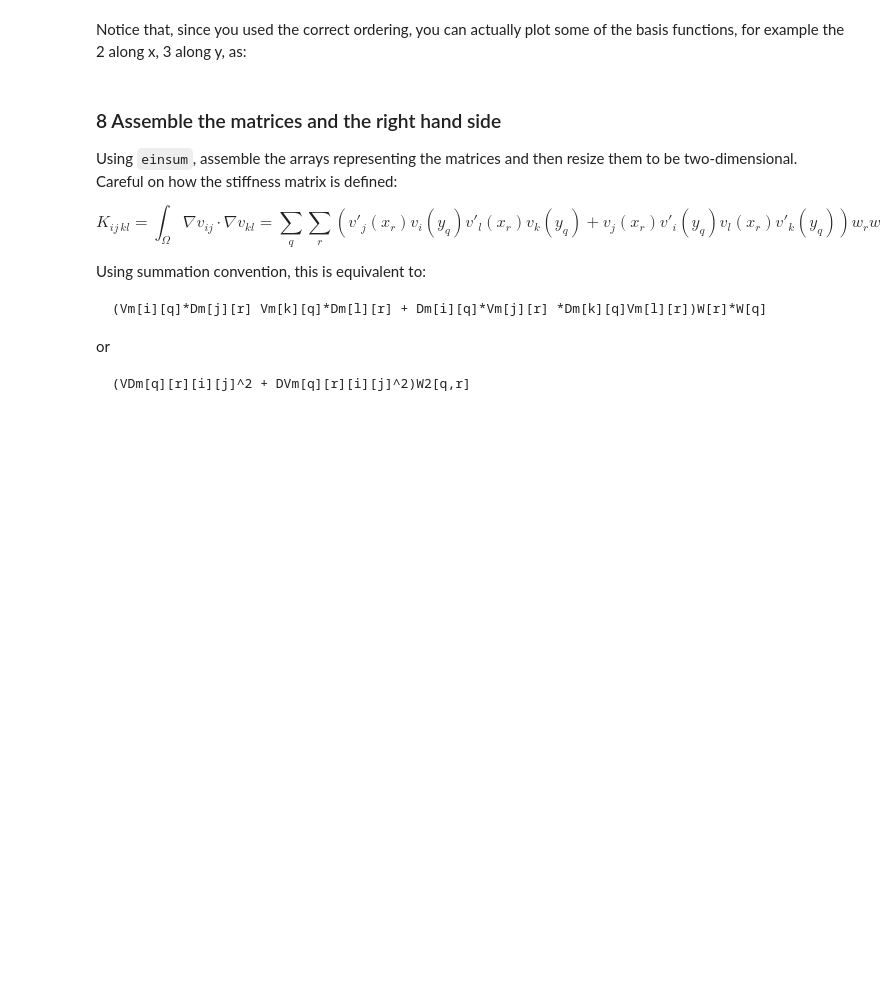
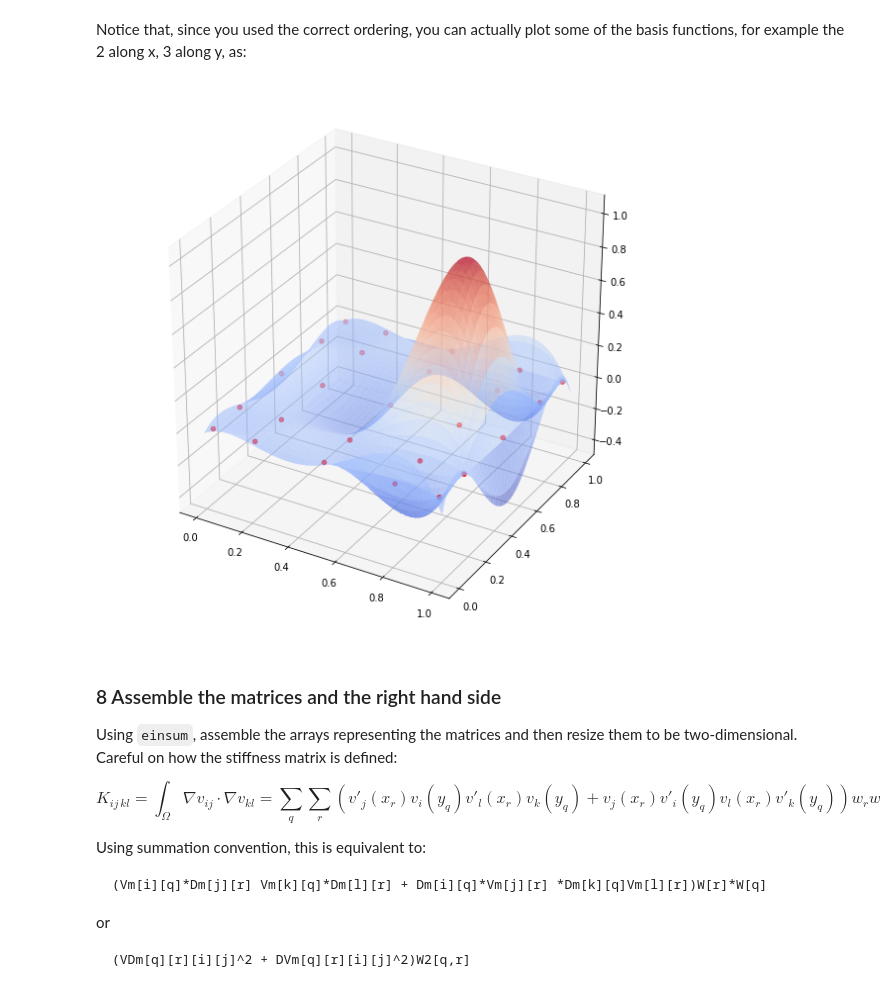
Before and after one commit to marcob3t/P1.4_seed, a Jupyter notebook: FinalProject.ipynb, the cells around one changed output. Drawn from its saved outputs; the diff is of its cells as text; code cells hidden in the pictures; blank space fills up the shorter version.

```diff
--- a/FinalProject.ipynb
+++ b/FinalProject.ipynb
@@ -140,26 +170,26 @@ Notice that we use lexycographical ordering: `x` runs faster than `y`, both for
 
 This allows you to resize the arrays, so that the results only have two dimensional matrices, with shape `(quadrature_size_xxx^2,order^2)`.
 # %%
-V2s = einsum('iq, jr -> qrij', Vs, Vs)
+V2s = einsum('iq, jr -> ijqr', Vs, Vs)
 
-V2m = einsum('iq, jr -> qrij', Vm, Vm)
-V2r = einsum('iq, jr -> qrij', Vr, Vr)
-V2e = einsum('iq, jr -> qrij', Ve, Ve)
+V2m = einsum('iq, jr -> ijqr', Vm, Vm)
+V2r = einsum('iq, jr -> ijqr', Vr, Vr)
+V2e = einsum('iq, jr -> ijqr', Ve, Ve)
 
-# ...
-
-VDm = einsum('iq, jr -> qrij', Vm, Dm)
-DVm = einsum('iq, jr -> qrij', Dm, Vm)
+VDm = einsum('iq, jr -> ijqr', Vm, Dm)
+DVm = einsum('iq, jr -> ijqr', Dm, Vm)
 # %% [markdown]
 Notice that, since you used the correct ordering, you can actually plot some of the basis functions, for example the 2 along x, 3 along y, as:
 # %%
-# X = meshgrid(s, s)
-# Q = meshgrid(C, C)
+X = meshgrid(s, s)
+Q = meshgrid(C, C)
 
-# fig = figure(figsize=[10,10])
-# ax = fig.gca(projection='3d')
-# surf2 = ax.plot_surface(X[0], X[1], V2s[:,:,2,3], rstride=5, cstride=5, cmap=cm.coolwarm, alpha=0.5)
-# scatter = ax.scatter(Q[0], Q[1], zeros_like(Q[0]), c='r', marker='o')
+fig = figure(figsize=[10,10])
+ax = fig.gca(projection='3d')
+surf2 = ax.plot_surface(X[0], X[1], V2s[:,:,2,3], rstride=5, cstride=5, cmap=cm.coolwarm, alpha=0.5)
+scatter = ax.scatter(Q[0], Q[1], zeros_like(Q[0]), c='r', marker='o')
+# %% [output]
+[figure, added]
 # %% [markdown]
 ### 8 Assemble the matrices and the right hand side
 
```
Also changed, not shown: parts of 7 cells of this notebook.
